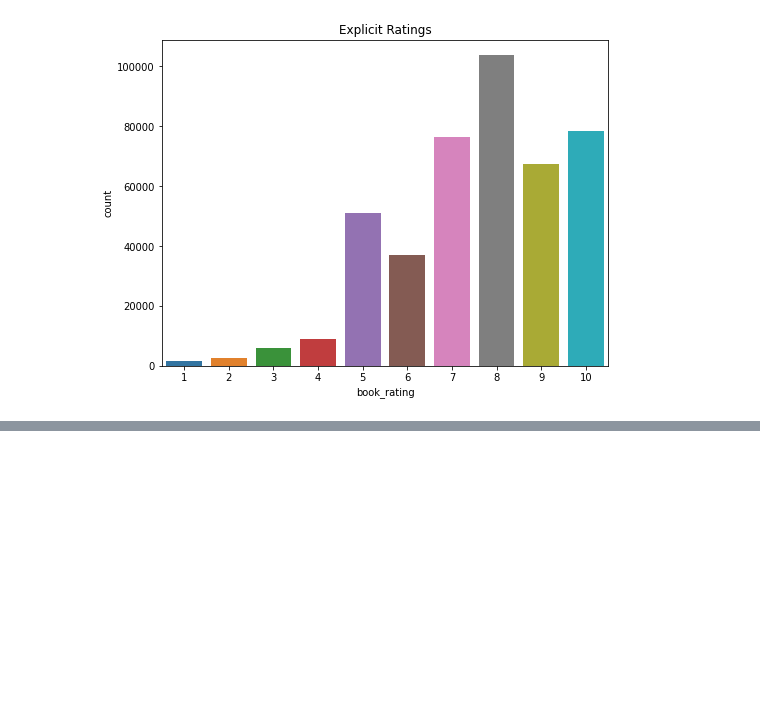
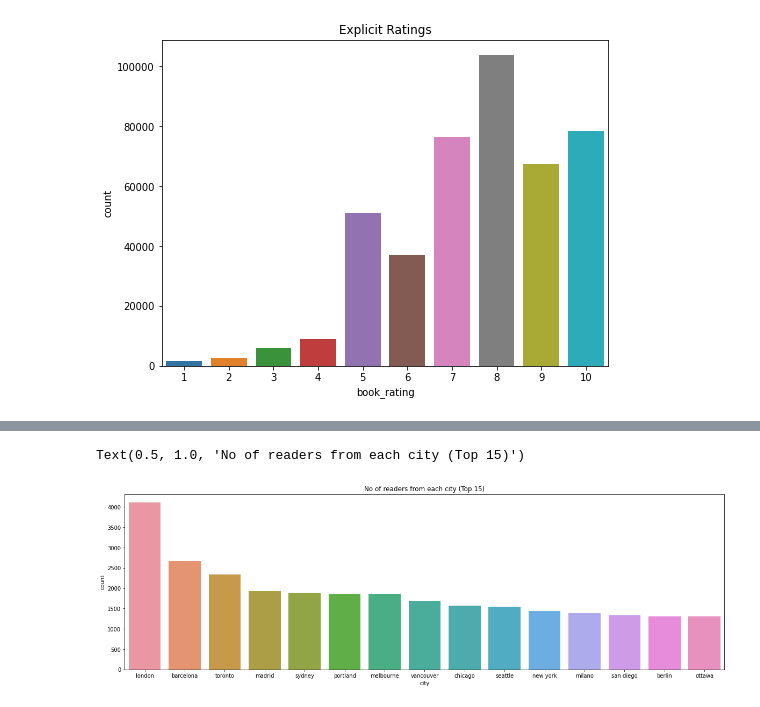
Before and after one commit to shub0411/Book_Recommendation_System, a Jupyter notebook: book_recommedation_system.ipynb, the cells around one changed output, grey strips where cells are left out. Saved outputs shown, nothing was run; the diff lists cells and outputs as text; code cells hidden in the pictures; blank space fills up the shorter version.

```diff
--- a/book_recommedation_system.ipynb
+++ b/book_recommedation_system.ipynb
@@ -639,0 +678,7 @@ Text(0.5, 1.0, 'Explicit Ratings')
+# %%
+plt.figure(figsize=(20,6))
+sns.countplot(x="city", data=df_user,order=df_user['city'].value_counts().index[0:15])
+plt.title("No of readers from each city (Top 15)")
+# %% [output]
+Text(0.5, 1.0, 'No of readers from each city (Top 15)')
+[figure, added]
```
Also changed, not shown: parts of 25 cells of this notebook.
